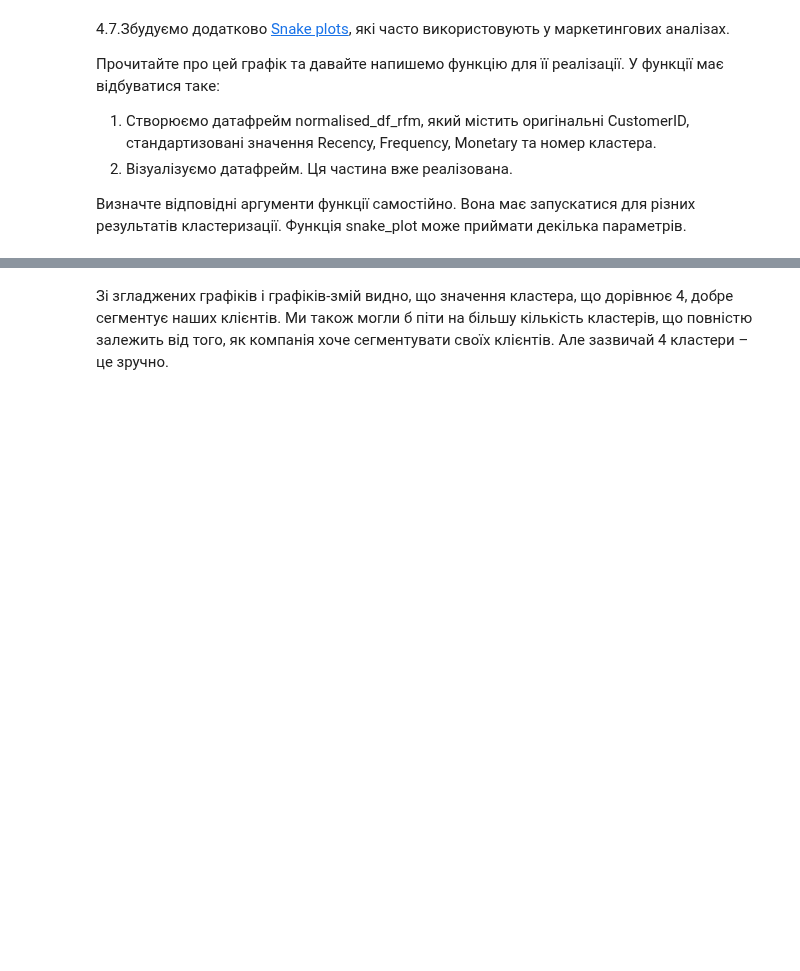
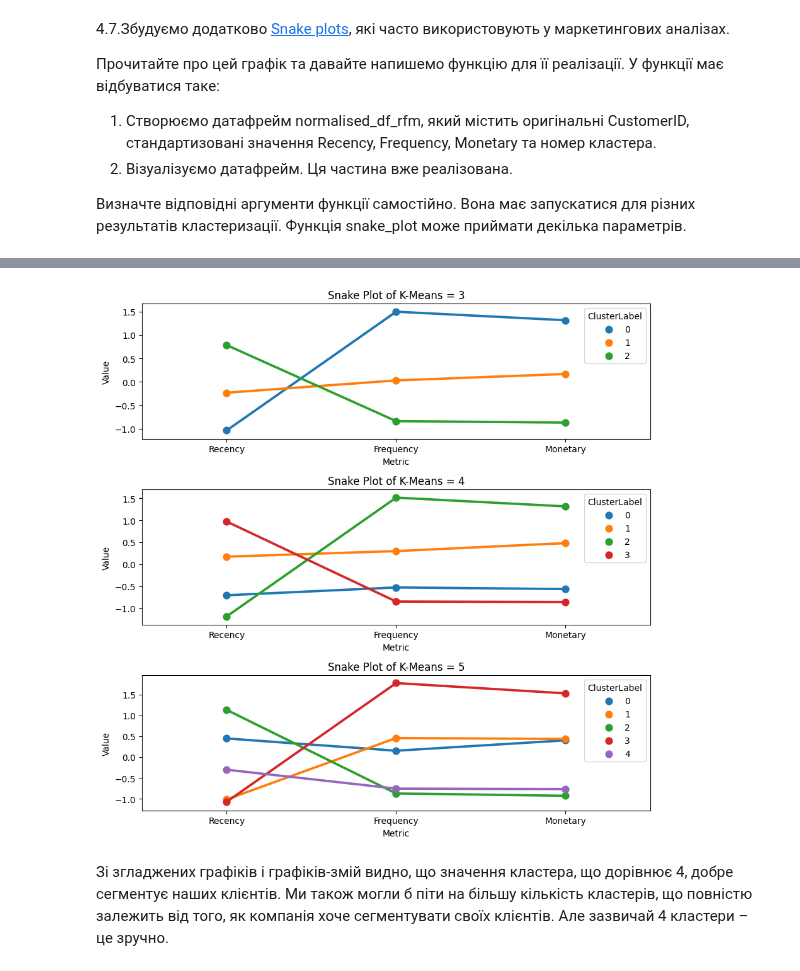
Before and after one commit to dmytrovelychko/rd_ds_python, a Jupyter notebook: hw_6.ipynb, the cells around one changed output, grey strips where cells are left out. Drawn from its saved outputs; the diff is of its cells as text; code cells hidden in the pictures; blank space fills up the shorter version.

```diff
--- a/hw_6.ipynb
+++ b/hw_6.ipynb
@@ -617,32 +638,37 @@ plt.tight_layout()
 # %%
-def snake_plot(...):
-    normalised_df_rfm = ...
+def snake_plot(data_scaled, df_rfm_labaled):
+    normalised_df_rfm = df_rfm_labaled.copy()
+    normalised_df_rfm["Recency"] = data_scaled[:,0]
+    normalised_df_rfm["Frequency"] = data_scaled[:,1]
+    normalised_df_rfm["Monetary"] = data_scaled[:,2]
 
     # "Розправляємо " дані в довгий формат
     df_melt = pd.melt(normalised_df_rfm.reset_index(),
-                        id_vars=['CustomerID', 'Cluster'],
+                        id_vars=['CustomerID', 'ClusterLabel'],
                         value_vars=['Recency', 'Frequency', 'Monetary'],
                         var_name='Metric',
                         value_name='Value')
     plt.xlabel('Metric')
     plt.ylabel('Value')
-    sns.pointplot(data=df_melt, x='Metric', y='Value', hue='Cluster')
+    sns.pointplot(data=df_melt, x='Metric', y='Value', hue='ClusterLabel')
 # %%
 plt.figure(figsize=(9, 9))
 
 plt.subplot(3, 1, 1)
 plt.title('Snake Plot of K-Means = 3')
-snake_plot(...)
+snake_plot(RFM_scaled, df_rfm_k3)
 
 plt.subplot(3, 1, 2)
 plt.title('Snake Plot of K-Means = 4')
-snake_plot(...)
+snake_plot(RFM_scaled, df_rfm_k4)
 
 plt.subplot(3, 1, 3)
 plt.title('Snake Plot of K-Means = 5')
-snake_plot(...)
+snake_plot(RFM_scaled, df_rfm_k5)
 
 plt.tight_layout()
+# %% [output]
+[figure, added]
 # %% [markdown]
 Зі згладжених графіків і графіків-змій видно, що значення кластера, що дорівнює 4, добре сегментує наших клієнтів.
 Ми також могли б піти на більшу кількість кластерів, що повністю залежить від того, як компанія хоче сегментувати своїх клієнтів. Але зазвичай 4 кластери – це зручно.
```
Also changed, not shown: parts of 7 cells of this notebook.
